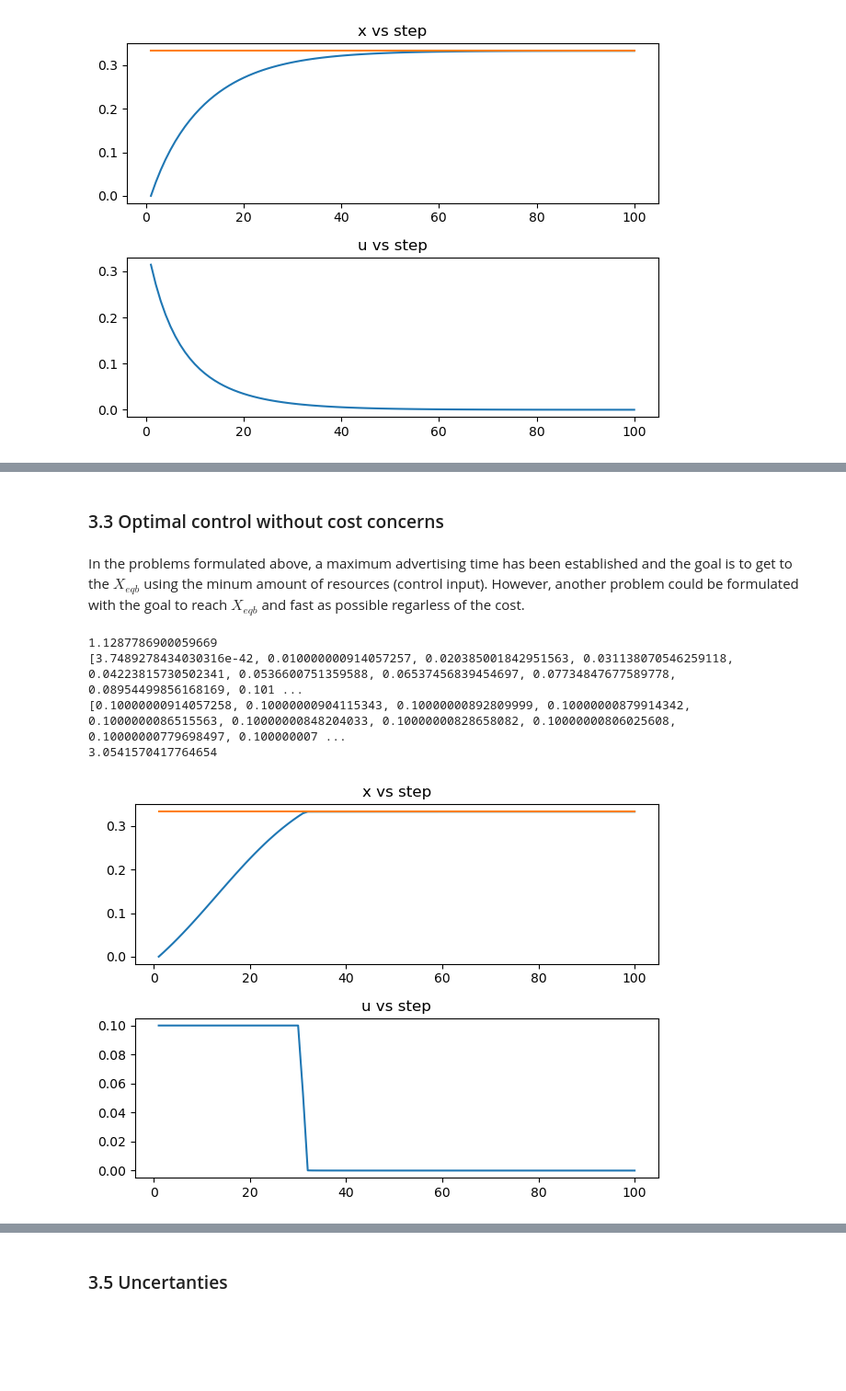
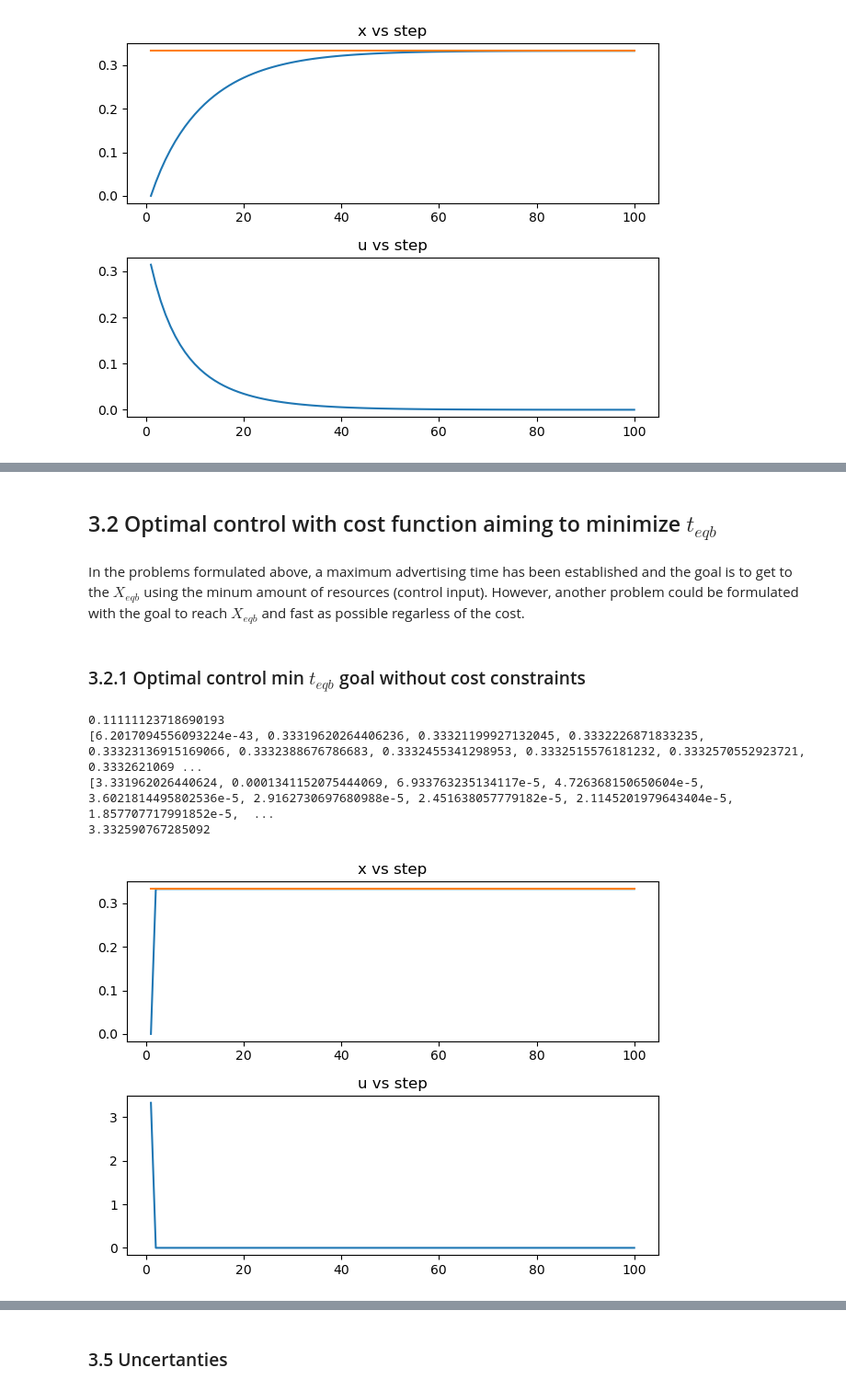
Before and after one commit to Gabrieljsss/information-spread-optimization-model, a Jupyter notebook: modelo_relatorio_projeto_2022.ipynb, the cells around one changed output, grey strips where cells are left out. Shown at 92% size. Drawn from its saved outputs; the diff is of its cells as text; code cells hidden in the pictures; blank space fills up the shorter version.

```diff
--- a/modelo_relatorio_projeto_2022.ipynb
+++ b/modelo_relatorio_projeto_2022.ipynb
@@ -288,7 +298,9 @@ gcf()
-# %% [markdown]
-<h3> 3.3 Optimal control without cost concerns </h3>
+# %% [markdown]
+## 3.2 Optimal control with cost function aiming to minimize $t_{eqb}$ ##
 # %% [markdown]
 In the problems formulated above, a maximum advertising time has been established and the goal is to get to the $X_{eqb}$ using the minum amount of resources (control input). However, another problem could be formulated with the goal to reach $X_{eqb}$ and fast as possible regarless of the cost.
+# %% [markdown]
+### 3.2.1 Optimal control min $t_{eqb}$ goal without cost constraints ###
 # %%
 function fastestEquilibriumControl()
     m = Model(Ipopt.Optimizer);
@@ -307,42 +319,42 @@ function fastestEquilibriumControl()
     @constraint(m, sum(uFastestEquilibrium) >= 0);
 
     @constraint(m, xFastestEquilibrium[1] == 0) #prevent explosion
-    @constraint(m, uFastestEquilibrium .<= 0.1) #prevent explosion
 
     @objective(m, Min, sum(
         sum((xFastestEquilibrium .- xEquilibrium).^ 2)
     ));
     optimize!(m);
 
-    return JuMP.objective_value.(m), JuMP.value.(xFastestEquilibrium), JuMP.value.(uFastestEquilibrium), sum(uFastestEquilibriumResult);
+    return JuMP.objective_value.(m), JuMP.value.(xFastestEquilibrium), JuMP.value.(uFastestEquilibrium), sum(JuMP.value.(uFastestEquilibrium));
 end;
 # %%
 ####### exporting variables for further analysis ########
 costFastestEquilibriumResult, xFastestEquilibriumResult, uFastestEquilibriumResult, controlAmountFastestEquilibriumResult = fastestEquilibriumControl()
 println(costFastestEquilibriumResult);
 println(xFastestEquilibriumResult);
 println(uFastestEquilibriumResult);
 println(controlAmountFastestEquilibriumResult);
+data321 = [controlAmountFastestEquilibriumResult getTimeXeqReached(xFastestEquilibriumResult)]
 
 ##### plotting #######
 clf(); #required for vscode on mac
 fig = plt.figure();
 
 ax1 = fig.add_subplot(2, 1, 1);
 ax1.title.set_text("x vs step");
-plt.plot(range(1, numberOfIterations), transpose(JuMP.value.(xFastestEquilibrium)));
+plt.plot(range(1, numberOfIterations), xFastestEquilibriumResult);
 plt.plot(range(1, numberOfIterations), xEquilibrium .* ones(numberOfIterations));
 
 ax2 = fig.add_subplot(2, 1, 2);
 ax2.title.set_text("u vs step");
-plt.plot(range(1, numberOfIterations), transpose(JuMP.value.(uFastestEquilibrium)));
+plt.plot(range(1, numberOfIterations), uFastestEquilibriumResult);
 
 fig.tight_layout();
 show()
 gcf()
 # %% [output]
-1.1287786900059669
-[3.7489278434030316e-42, 0.010000000914057257, 0.020385001842951563, 0.031138070546259118, 0.04223815730502341, 0.0536600751359588, 0.06537456839454697, 0.07734847677589778, 0.08954499856168169, 0.101 ...
-[0.10000000914057258, 0.10000000904115343, 0.10000000892809999, 0.10000000879914342, 0.1000000086515563, 0.10000000848204033, 0.10000000828658082, 0.10000000806025608, 0.10000000779698497, 0.100000007 ...
-3.0541570417764654
+0.11111123718690193
+[6.2017094556093224e-43, 0.33319620264406236, 0.33321199927132045, 0.3332226871833235, 0.33323136915169066, 0.3332388676786683, 0.3332455341298953, 0.3332515576181232, 0.3332570552923721, 0.3332621069 ...
+[3.331962026440624, 0.0001341152075444069, 6.933763235134117e-5, 4.726368150650604e-5, 3.6021814495802536e-5, 2.9162730697680988e-5, 2.451638057779182e-5, 2.1145201979643404e-5, 1.857707717991852e-5,  ...
+3.332590767285092
-[figure, old version]
+[figure, new version]
```
Also changed, not shown: parts of 26 cells of this notebook, 2 other files.
